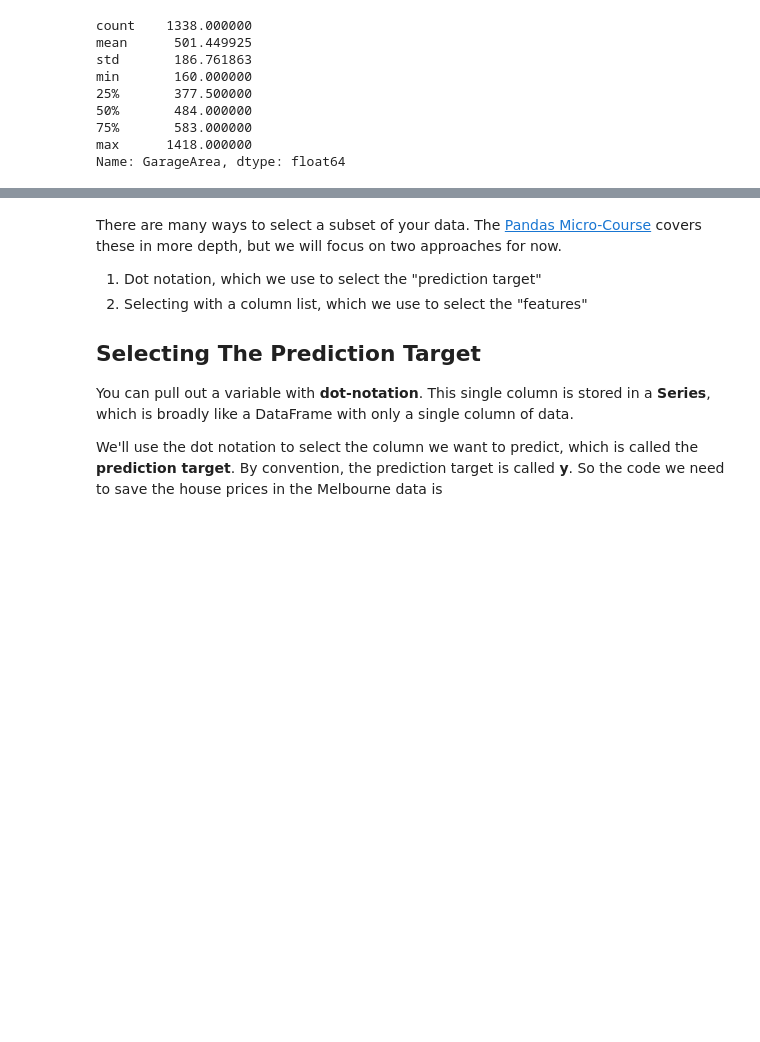
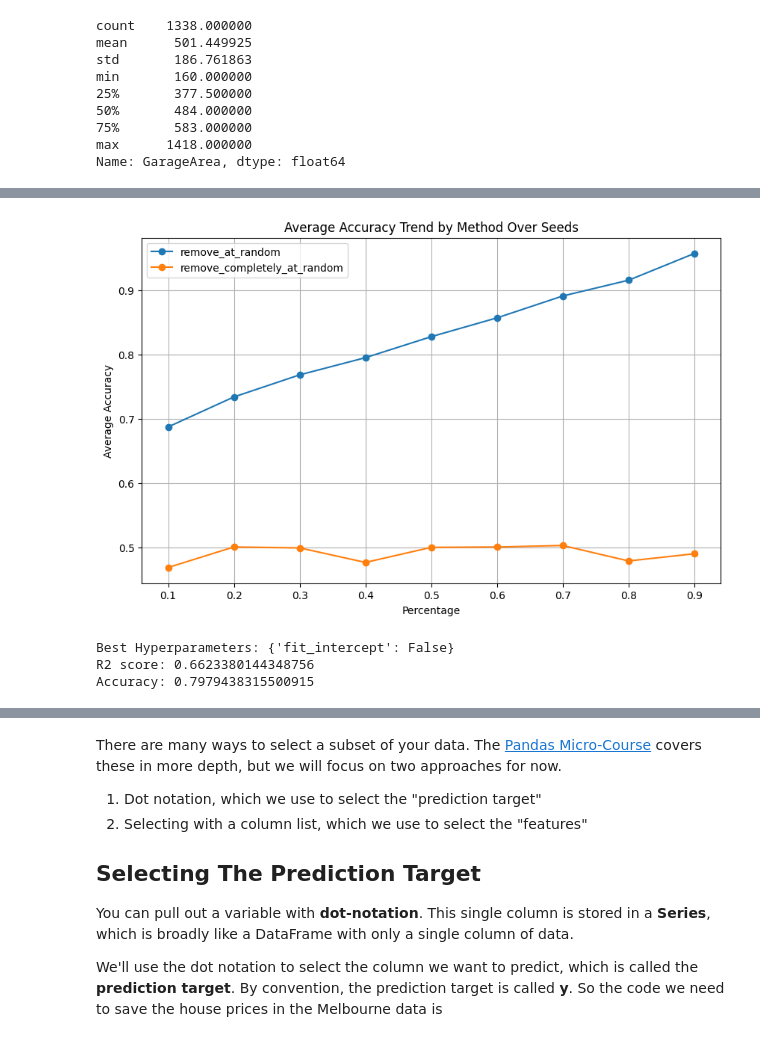
Before and after one commit to matansol/missing_values_project, a Jupyter notebook: missing_value_project.ipynb, the cells around one changed output, grey strips where cells are left out. Cells and saved outputs as stored; diff of their text form; code cells hidden in the pictures; blank space fills up the shorter version.

```diff
--- a/missing_value_project.ipynb
+++ b/missing_value_project.ipynb
@@ -1162,0 +1315,53 @@ ValueError: could not convert string to float: 'RL'
+# %%
+df_mean = results.groupby(['percentage', 'method'])['accuracy'].mean().reset_index()
+
+plt.figure(figsize=(10, 6))
+for method in df_mean['method'].unique():
+    subset = df_mean[df_mean['method'] == method]
+    plt.plot(subset['percentage'], subset['accuracy'], marker='o', label=method)
+plt.xlabel('Percentage')
+plt.ylabel('Average Accuracy')
+plt.title('Average Accuracy Trend by Method Over Seeds')
+plt.legend()
+plt.grid()
+plt.show()
+# %% [output]
+[figure, added]
+# %%
+from sklearn.linear_model import LinearRegression
+from sklearn.model_selection import GridSearchCV
+
+X = df_full.drop(columns=[target_feature])
+y = df_full[target_feature]
+X_train, X_test, y_train, y_test = train_test_split(X, y, test_size=0.2, random_state=42)
+
+# Define the parameter grid
+param_grid = {
+    'fit_intercept': [True, False],
+}
+
+# Initialize the Linear Regression model
+predictor = LinearRegression()
+
+# Initialize the grid search
+grid_search = GridSearchCV(estimator=predictor, param_grid=param_grid, cv=5, n_jobs=-1, scoring='r2')
+
+# Fit the grid search to the data
+grid_search.fit(X_train, y_train)
+
+# Get the best estimator
+best_model = grid_search.best_estimator_
+
+best_params = grid_search.best_params_
+print(f"Best Hyperparameters: {best_params}")
+
+best_r2 = grid_search.best_score_
+print(f"R2 score: {best_r2}")
+
+# Evaluate the best model
+baseline_acc = best_model.score(X_test, y_test)
+print(f"Accuracy: {baseline_acc}")
+# %% [output]
+Best Hyperparameters: {'fit_intercept': False}
+R2 score: 0.6623380144348756
+Accuracy: 0.7979438315500915
```
Also changed, not shown: parts of 10 cells of this notebook, 1 other file.
